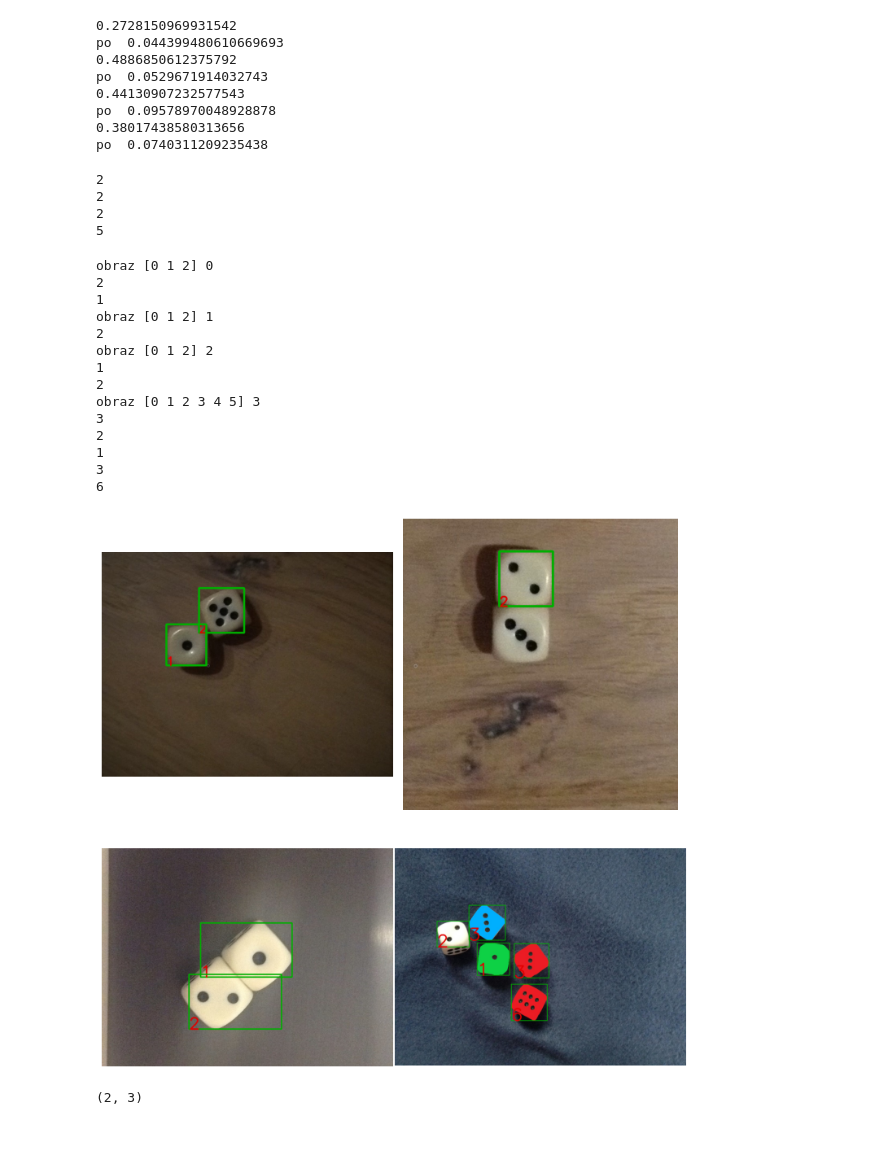
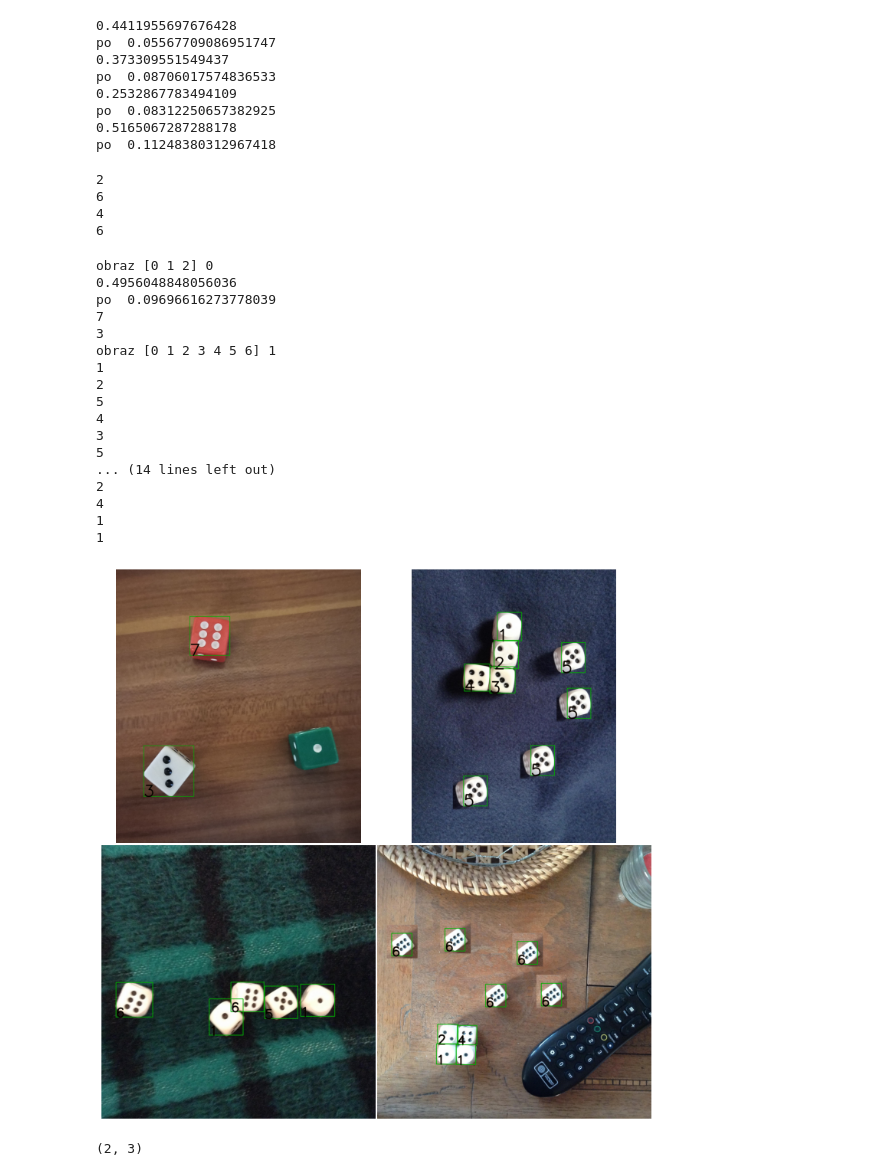
Before and after one commit to Grecjanin/DiceReader, a Jupyter notebook: DiceReader.ipynb, the cells around one changed output. Saved outputs shown, nothing was run; the diff lists cells and outputs as text; code cells hidden in the pictures; blank space fills up the shorter version.

```diff
--- a/DiceReader.ipynb
+++ b/DiceReader.ipynb
@@ -19,7 +19,7 @@ def show(imgs,CMAP = None):
         for j in range(cols):
             ax[i][j].imshow(imgs[i*cols+j],CMAP)
 # %%
-img = [io.imread(str(1+i)+".jpg") for i in range(numberOfImgs)]
+img = [io.imread(str(26+i)+".jpg") for i in range(numberOfImgs)]
 #img = [color.rgba2rgb(i) for i in imgRGBA]
 #img = ski.img_as_ubyte(img)
 # %%
@@ -63,22 +63,25 @@ def MakeThresholded(img):
 
 #show(imgT,"gray")
 # %%
-def ExtractObjectsWB(img):
+def ExtractObjectsWB(img , channel = 'v'):
     #img = color.rgb2gray(img)
-    img = color.rgb2hsv(img)[:,:,2]
+    if(channel == 'v'):
+        img = color.rgb2hsv(img)[:,:,2]
+    elif(channel == 'g'):
+        img = color.rgb2gray(img)
     img = IncreaseContrast(img)
     return MakeThresholded(img)
 
 imgObjects = [ExtractObjectsWB(i) for i in img]
 # %% [output]
-0.2728150969931542
-po  0.044399480610669693
-0.4886850612375792
-po  0.0529671914032743
-0.44130907232577543
-po  0.09578970048928878
-0.38017438580313656
-po  0.0740311209235438
+0.4411955697676428
+po  0.05567709086951747
+0.373309551549437
+po  0.08706017574836533
+0.2532867783494109
+po  0.08312250657382925
+0.5165067287288178
+po  0.11248380312967418
 # %%
 def MakeRegions(imgPom):
     labelImg , n = measure.label(imgPom,return_num = True,connectivity = 2)
@@ -99,12 +102,14 @@ def ShowRegions(i):
 #show(temp)
 # %% [output]
 2
-2
-2
-5
+6
+4
+6
 # %%
 font = cv2.FONT_HERSHEY_SIMPLEX
 def printNumberOfDots(n, region , img):
+    if(n == 1):
+        n = CountWhiteDots(img[region.slice])+1
     if(n>1):
         print(n-1)
         y=int(region.centroid[0])
@@ -117,6 +122,12 @@ def printNumberOfDots(n, region , img):
 
         cv2.rectangle(img ,(xr1 , yr1) , (xr2 , yr2), (0, 175, 0) , 3)
         cv2.putText(img, str(n-1), (xr1,yr2), font, max(img.shape)//500, (225,0, 0), max(img.shape)//250, cv2.LINE_AA)
+def CountWhiteDots(slicedImg):
+    slicedImg = ExtractObjectsWB(slicedImg , 'g')
+    #plt.imshow(slicedImg , cmap = "gray")
+    x , nr = measure.label(slicedImg , return_num = True)
+    return nr
+
 
 def separateDice(imgPom , region , imgToRead  , medianOfRegionsArea , medianOfRegionsWitdh,medianOfRegionsHeight ):
 
@@ -255,42 +266,45 @@ def ReadDie(labelImg , N , j):
         if(regions[i-1].area > medianOfRegionsArea*0.1):
             imgPom = (labelImg == i)
             if(regions[i-1].area < 1.5 *  medianOfRegionsArea):
 
                 neigh = np.ones((regions[i-1].area//2580,regions[i-1].area//2580))
                 imgPom = ski.morphology.binary_dilation(imgPom,neigh)
                 #imgPom = ski.morphology.binary_dilation(imgPom)
                 #io.imshow(imgPom,cmap="gray")
                 #print("area " , regions[i-1].area)
 
                 #imgPom = 1-imgPom
                 x, n = measure.label(imgPom,background=True,return_num = True,connectivity = 2)
                 #print("n " , n)
                 #xr = measure.regionprops(x)
                 printNumberOfDots(n,regions[i-1],imgToRead)
             else:
                 imgToRead = separateDice(imgPom,regions[i-1],imgToRead,medianOfRegionsArea,medianOfRegionsWitdh,medianOfRegionsHeight )
 
 
     return imgToRead
 
 imgRead = [ReadDie(imgLn[i][0] , imgLn[i][1] , i) for i in range(numberOfImgs)]
 show(imgRead)
 # %% [output]
 obraz [0 1 2] 0
-2
-1
-obraz [0 1 2] 1
-2
-obraz [0 1 2] 2
+0.4956048848056036
+po  0.09696616273778039
+7
+3
+obraz [0 1 2 3 4 5 6] 1
 1
 2
-obraz [0 1 2 3 4 5] 3
+5
+4
 3
+5
+... (14 lines left out)
 2
+4
 1
-3
-6
+1
-[figure, old version]
+[figure, new version]
 # %%
 test = np.array([[1,2,3],
        [6,4,5]])
```
Also changed, not shown: 1 other file.
